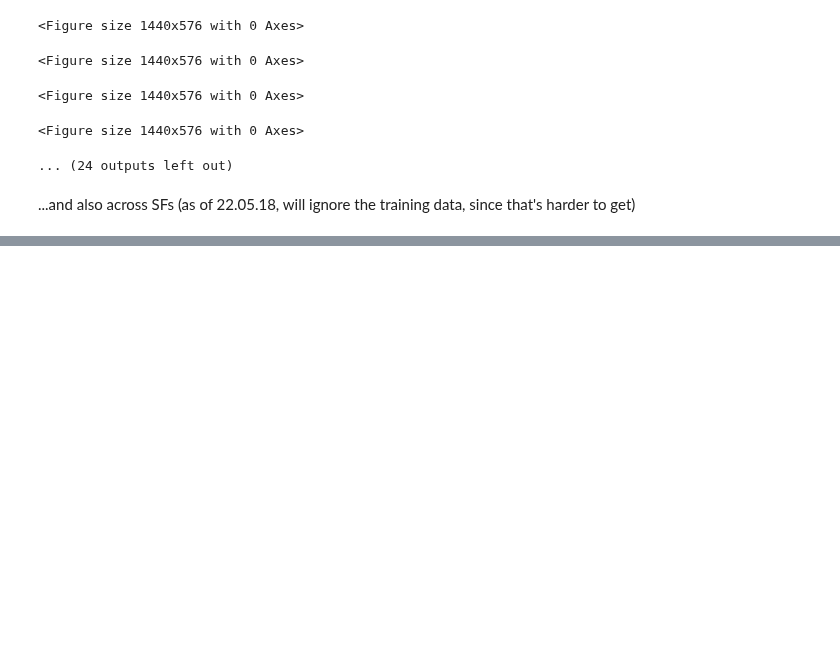
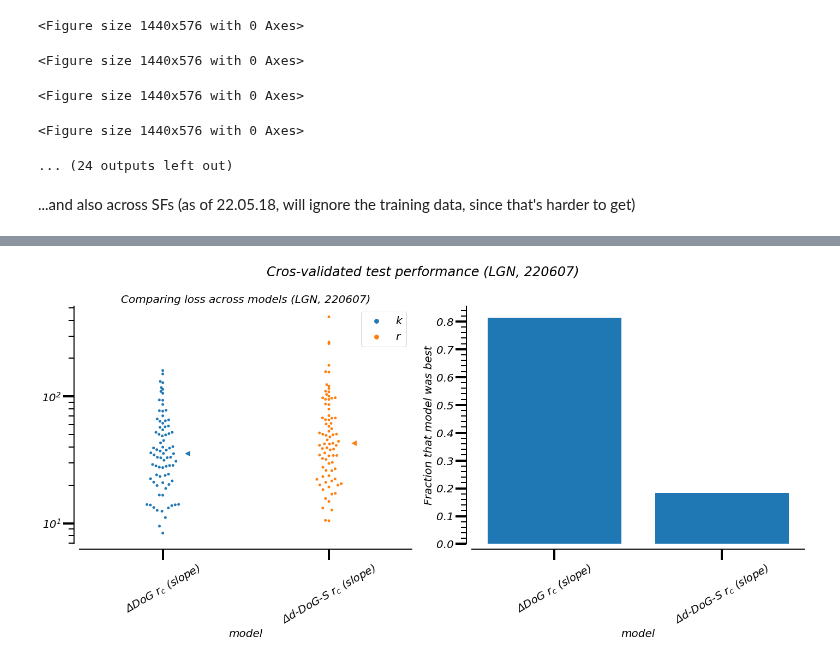
Before and after one commit to paul-levy/SF-diversity, a Jupyter notebook: 01_sfTuning_contrast.ipynb, the cells around one changed output, grey strips where cells are left out. Cells and saved outputs as stored; diff of their text form; code cells hidden in the pictures; blank space fills up the shorter version.

```diff
--- a/01_sfTuning_contrast.ipynb
+++ b/01_sfTuning_contrast.ipynb
@@ -734,0 +969,67 @@ for c in range(nCells):
+# %%
+# winners
+
+nrows, ncols = 1, 2;
+f, ax = plt.subplots(nrows, ncols, figsize=(ncols*10,nrows*10))
+use_norm = False;
+nCells = nlls_summary_all.shape[0]
+sns.despine(offset=10)
+
+norm_str = '_norm' if use_norm else ''
+
+### first, the values
+
+# Here's how we can find out which model had the lowest loss across cells
+upper_bound = 2 if use_norm else np.Inf
+if use_norm:
+    # referenced to the "free" model, again
+    vals = np.divide(nlls_summary_all, np.expand_dims(nlls_summary_all[:,0], axis=1));
+else:
+    vals = nlls_summary_all;
+
+[ax[0].plot(i+0.15, np.median(vals[:,i,test_ind]), '<', markersize=10) for i in range(nMods)]
+# [ax[0].plot(i+0.15, np.median(vals[:,i,test_ind]), '<', color=param_alpha[nFreeParams[i]], markersize=10) for i in range(nMods)]
+sns.swarmplot(ax=ax[0], x=np.tile(np.arange(nMods), nCells),
+              y=hf.flatten_list(np.clip(vals[:,:,test_ind], None, upper_bound)),
+              hue=np.tile([param_color[nFreeParams[x]] for x in range(nMods)], nCells));
+if use_norm:
+    ax[0].axhline(1, color='k', linestyle='--', alpha=0.3)
+
+ax[0].set_xlabel('model');
+ax[0].set_ylabel('Distribution of %sloss across cells' % '(norm.) ' if use_norm else '');
+ax[0].set_xticks(range(nMods));
+ax[0].set_xticklabels(labels=[r'$\Delta$%s' % x for x in names], rotation=30);
+ax[0].set_title('Comparing loss across models (LGN, %s)' % date);
+ax[0].tick_params(axis='x', which='minor', bottom=False)
+if not use_norm:
+    ax[0].set_yscale('log')
+else: # then we don't need minor ticks; otherwise, we do want them
+    ax[0].tick_params(axis='y', which='minor', left=False)
+
+### then, the winners
+# Here's how we can find out which model had the lowest loss across cells
+lowest = np.argmin(nlls_summary_all[:,:,test_ind],axis=1)
+_, freqs = np.unique(lowest, return_counts=True)
+nCells = nlls_summary_all.shape[0]
+
+ax[1].bar(range(nMods), height=freqs/np.sum(freqs))
+# ax[1].bar(range(nMods), height=freqs/np.sum(freqs), color=np.array([param_alpha[x] for x in nFreeParams]))
+ax[1].set_xlabel('model');
+ax[1].set_ylabel('Fraction that model was best');
+ax[1].tick_params(axis='x', which='minor', bottom=False)
+ax[1].set_xticks(range(nMods));
+ax[1].set_xticklabels(labels=[r'$\Delta$%s' % x for x in names], rotation=30);
+
+f.suptitle('Cros-validated test performance (LGN, %s)' % date);
+f.tight_layout();
+
+# Now save, too
+saveName = "/01_02_02b_cvByCondWinners_%s%s%s.pdf" % (date, phAdj_str, norm_str);
+curr_dir = os.path.dirname(save_loc+saveName);
+if not os.path.exists(curr_dir):
+    os.makedirs(curr_dir);
+pdfSv = pltSave.PdfPages(save_loc + saveName);
+pdfSv.savefig(f); # only one figure here...
+pdfSv.close();
+# %% [output]
+[figure, added]
```
Also changed, not shown: parts of 7 cells of this notebook, 3 other files.
